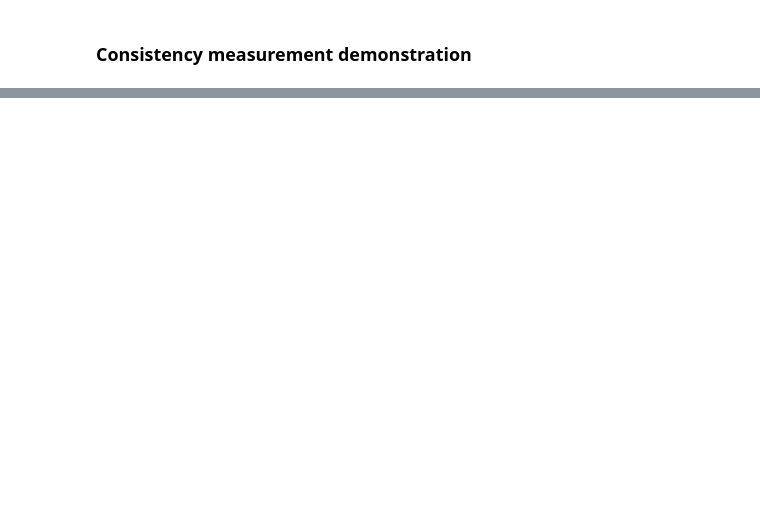
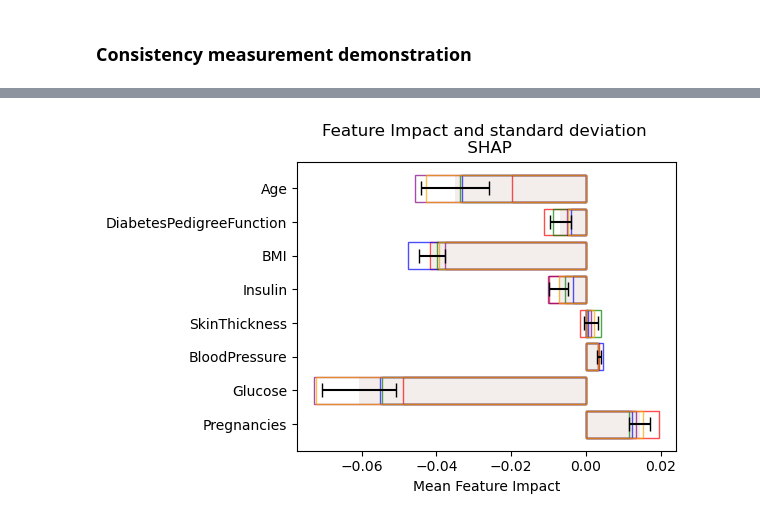
Before and after one commit to emunaran/xai-compare, a Jupyter notebook: xai_compare/comparison_tests/consistency_test.ipynb, the cells around one changed output, grey strips where cells are left out. Cells and saved outputs as stored; diff of their text form; code cells hidden in the pictures; blank space fills up the shorter version.

```diff
--- a/xai_compare/comparison_tests/consistency_test.ipynb
+++ b/xai_compare/comparison_tests/consistency_test.ipynb
@@ -31,0 +50,3 @@ consistency.best_result()
+# %%
+for res in consistency.reults['SHAP']:
+    print(res.flatten())
@@ -31,0 +64,35 @@ consistency.best_result()
+# %%
+X, y = diabetes()
+# %%
+
+# fig, axes = plt.subplots(1, 1, figsize=(15, 6), sharey=True)
+fig = plt.figure(figsize=(6, 4))
+
+# Ensure axes is always iterable
+# axes = np.atleast_1d(axes)
+
+# Loop through each explainer and plot the feature impacts
+# for ax, explainer in zip(axes, self.list_explainers):
+mean_impact, std_impact = consistency.summary['SHAP']
+# Define a list of colors
+colors = ['red', 'blue', 'green', 'purple', 'orange']
+
+
+# for res in consistency.reults['SHAP']:
+#     plt.barh(X.columns, res.flatten(), align='center', alpha=0.7, capsize=5, fill=False, edgecolor='r') #xerr=std_impact.flatten(), ecolor='black',
+
+
+for i, res in enumerate(consistency.reults['SHAP']):
+    color = colors[i % len(colors)]  # Cycle through colors list
+    # plt.barh(X.columns, res.flatten(), align='center', alpha=0.7, capsize=5, fill=False, edgecolor=color)
+    plt.barh(X.columns, res.flatten(), align='center', alpha=0.7, fill=False, capsize=5, edgecolor=color, linewidth=1) #fill=False,
+    # plt.barh(X.columns, res.flatten()-res.flatten(), align='center', alpha=0.7, capsize=5, fill=False, edgecolor=color, linewidth=2)
+
+plt.barh(X.columns, mean_impact.flatten(), xerr=std_impact.flatten(), align='center', alpha=0.1, ecolor='black', capsize=5)
+plt.xlabel('Mean Feature Impact')
+plt.title(f'Feature Impact and standard deviation \n SHAP')
+
+plt.tight_layout()
+plt.show()
+# %% [output]
+[figure, added]
```
Also changed, not shown: parts of 11 cells of this notebook, 13 other files.
